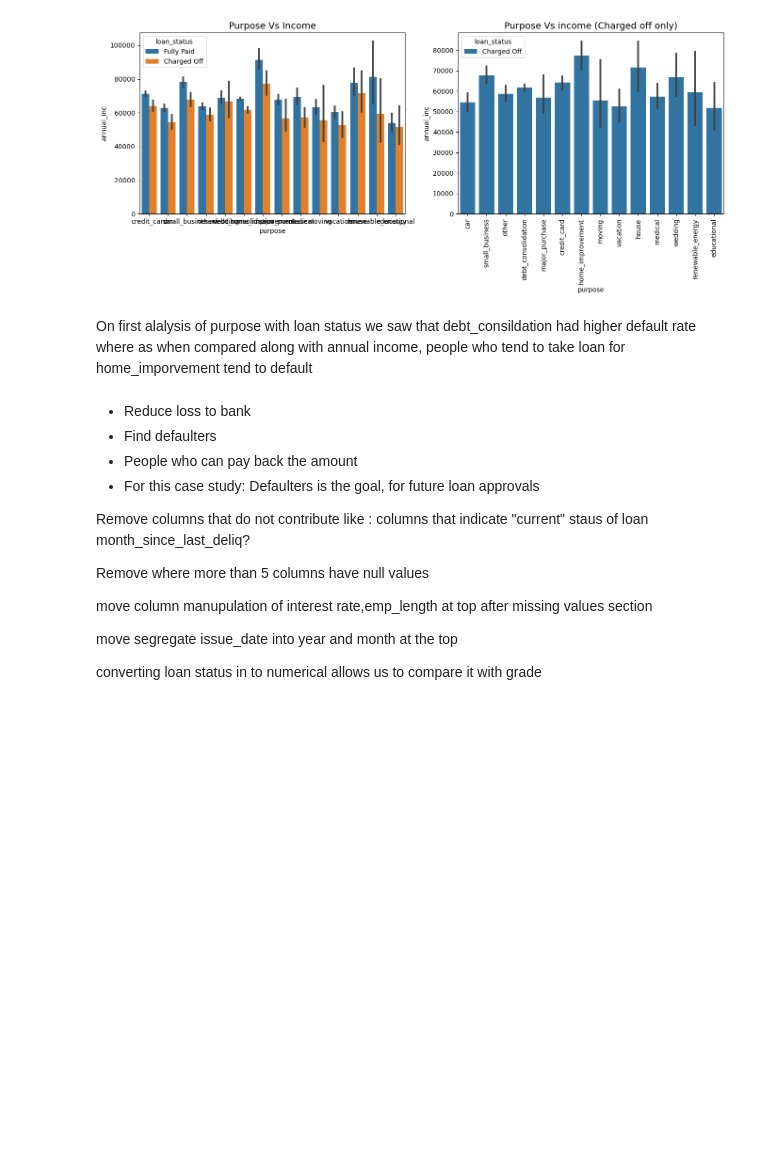
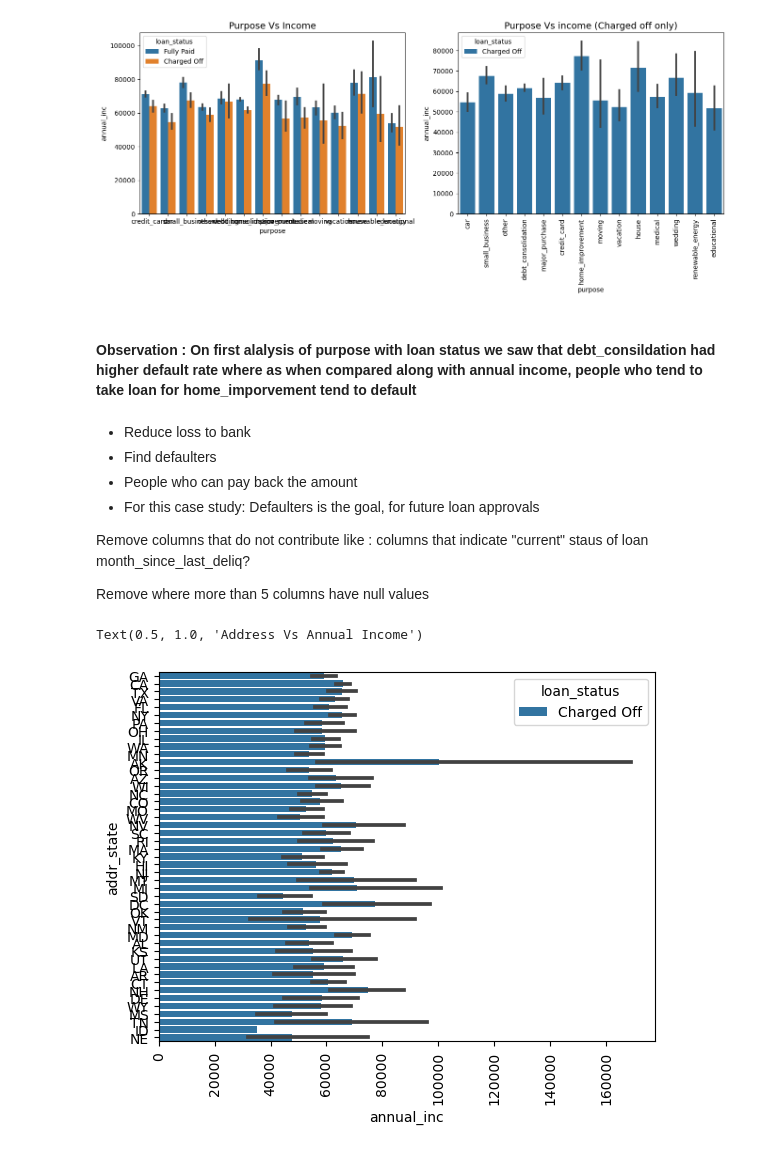
Before and after one commit to Mahalakshmi-Totad/lending_club_case_study, a Jupyter notebook: Solution.ipynb, the cells around one changed output. Drawn from its saved outputs; the diff is of its cells as text; code cells hidden in the pictures; blank space fills up the shorter version.

```diff
--- a/Solution.ipynb
+++ b/Solution.ipynb
@@ -643,7 +724,7 @@ ax[1].set_title("Purpose Vs income (Charged off only)", fontsize=14)
 Text(0.5, 1.0, 'Purpose Vs income (Charged off only)')
 [figure]
 # %% [markdown]
-On first alalysis of purpose with loan status we saw that debt_consildation had higher default rate where as when compared along with annual income, people who tend to take loan for home_imporvement tend to default
+#### Observation : On first alalysis of purpose with loan status we saw that debt_consildation had higher default rate where as when compared along with annual income, people who tend to take loan for home_imporvement tend to default
 # %%
 # plt.figure(figsize=(10, 10))
 # sns.countplot(data=data, y=data.addr_state, hue=data.loan_status)
@@ -663,9 +744,12 @@ Remove columns that do not contribute like : columns that indicate "current" sta
 month_since_last_deliq?
 
 Remove where more than 5 columns have null values
-
-move column manupulation of interest rate,emp_length at top after missing values section
-
-move segregate issue_date into year and month at the top
-
-converting loan status in to numerical allows us to compare it with grade
+# %%
+charged_off_only = data[data['loan_status']=='Charged Off'];
+
+sns.barplot(data =data,y=charged_off_only.addr_state, x=charged_off_only.annual_inc, hue =charged_off_only.loan_status)
+plt.xticks(rotation=90)
+ax[0].set_title("Address Vs Annual Income", fontsize=14)
+# %% [output]
+Text(0.5, 1.0, 'Address Vs Annual Income')
+[figure, added]
```
Also changed, not shown: parts of 70 cells of this notebook.
